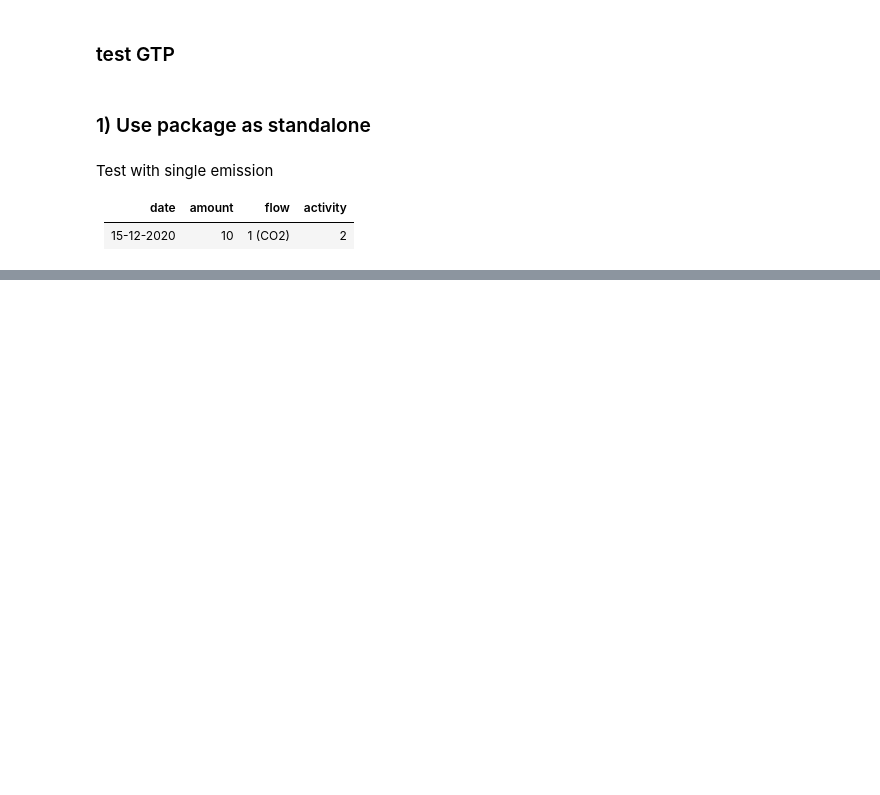
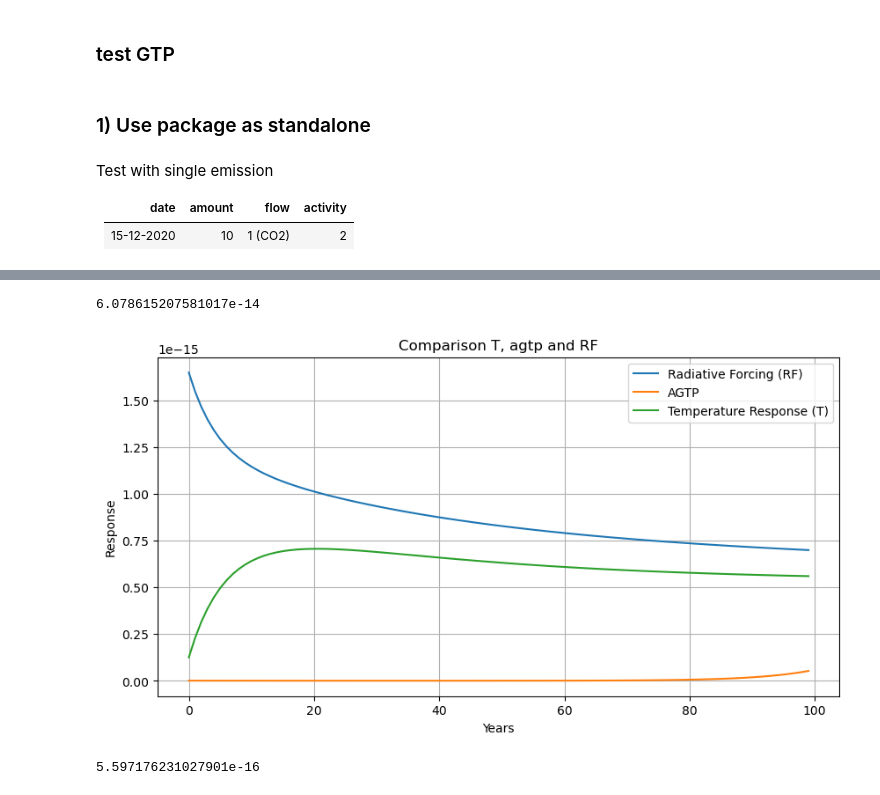
Before and after one commit to brightway-lca/dynamic_characterization, a Jupyter notebook: notebooks/gtp_test.ipynb, the cells around one changed output, grey strips where cells are left out. Drawn from its saved outputs; the diff is of its cells as text; code cells hidden in the pictures; blank space fills up the shorter version.

Commit message:
update test notebook

```diff
--- a/notebooks/gtp_test.ipynb
+++ b/notebooks/gtp_test.ipynb
@@ -88,0 +78,32 @@ df_characterized #[kg CO2-eq]
+# %%
+import numpy as np
+import matplotlib.pyplot as plt
+RF = rad_array
+IRF = IRF_temp
+
+years = np.arange(0, 100, 1)  # Time in years
+
+agtp = np.multiply(RF, IRF[::-1])
+T = np.convolve(RF, IRF, mode="full")[:len(RF)]  # Convolution of RF and IRF, until time horizon
+cumsum = np.sum(T)  # Cumulative sum of the convolution result
+print(cumsum)
+# Time axis for the result (length of the convolution result)
+T_years = np.arange(0, len(T), 1)
+
+plt.figure(figsize=(10, 5))
+plt.plot(years[:len(RF)], RF, label='Radiative Forcing (RF)')
+plt.plot(years[:len(IRF)], agtp, label='AGTP')
+plt.plot(T_years, T, label='Temperature Response (T)')
+plt.xlabel('Years')
+plt.ylabel('Response')
+plt.title('Comparison T, agtp and RF')
+plt.legend()
+plt.grid()
+plt.show()
+
+test = (RF * IRF[::-1]).sum()
+print(test)
+# %% [output]
+6.078615207581017e-14
+[figure, added]
+5.597176231027901e-16
```
Also changed, not shown: parts of 9 cells of this notebook.
